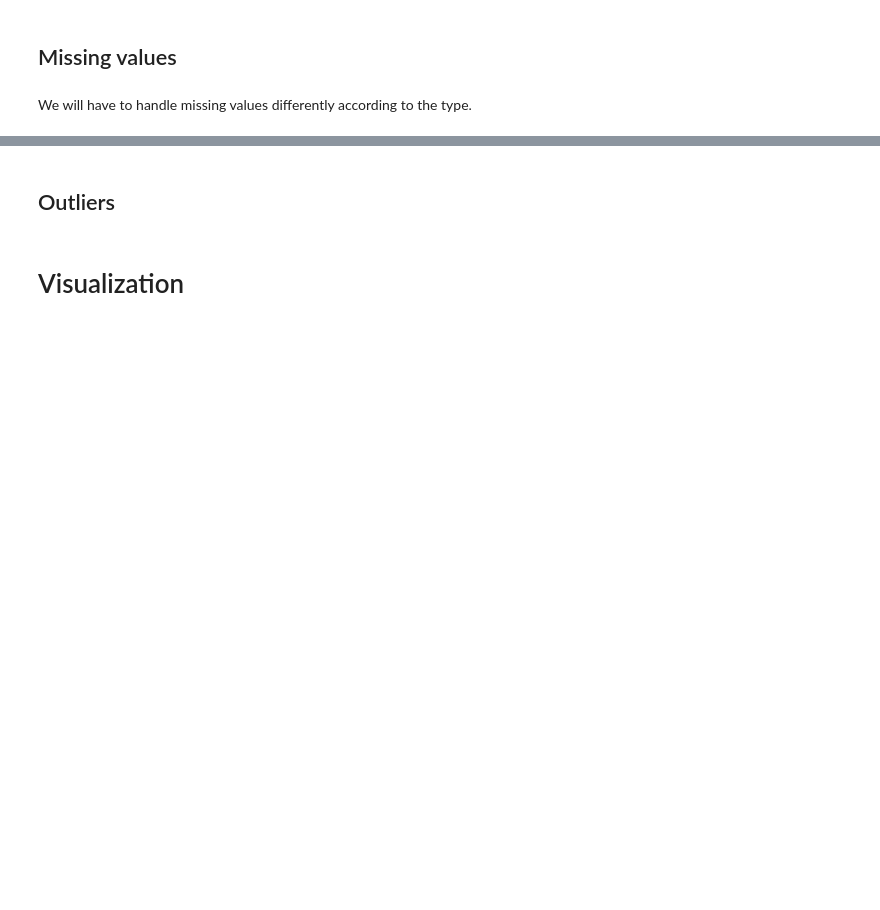
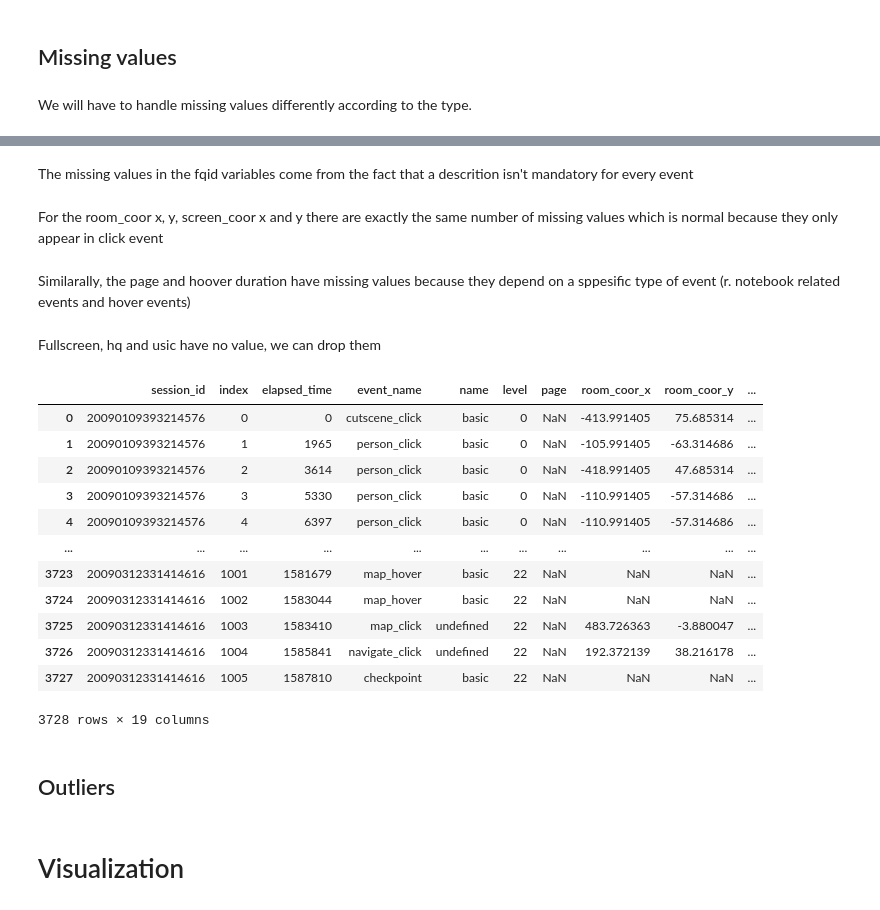
Before and after one commit to narbouk-afk/Predict_student_performance, a Jupyter notebook: Project.ipynb, the cells around one changed output, grey strips where cells are left out. Cells and saved outputs as stored; diff of their text form; code cells hidden in the pictures; blank space fills up the shorter version.

```diff
--- a/Project.ipynb
+++ b/Project.ipynb
@@ -151,0 +139,5 @@ dtype: int64
+# %% [markdown]
+The missing values in the fqid variables come from the fact that a descrition isn't mandatory for every event
+# %% [markdown]
+
+For the room_coor x, y, screen_coor x and y there are exactly the same number of missing values which is normal because they only appear in click event
@@ -152,3 +148,25 @@ dtype: int64
+# %% [markdown]
+Similarally, the page and hoover duration have missing values because they depend on a sppesific type of event (r. notebook related events and hover events)
+# %% [markdown]
+Fullscreen, hq and usic have no value, we can drop them
+# %%
+train.drop(['hq','music','fullscreen'],axis=1)
+test.drop(['hq','music','fullscreen'],axis=1)
+train.head()
+# %% [output]
+|  | session_id | index | elapsed_time | event_name | name | level | page | room_coor_x | room_coor_y | ... |
+| 0 | 20090109393214576 | 0 | 0 | cutscene_click | basic | 0 | NaN | -413.991405 | 75.685314 | ... |
+| 1 | 20090109393214576 | 1 | 1965 | person_click | basic | 0 | NaN | -105.991405 | -63.314686 | ... |
+| 2 | 20090109393214576 | 2 | 3614 | person_click | basic | 0 | NaN | -418.991405 | 47.685314 | ... |
+| 3 | 20090109393214576 | 3 | 5330 | person_click | basic | 0 | NaN | -110.991405 | -57.314686 | ... |
+| 4 | 20090109393214576 | 4 | 6397 | person_click | basic | 0 | NaN | -110.991405 | -57.314686 | ... |
+| ... | ... | ... | ... | ... | ... | ... | ... | ... | ... | ... |
+| 3723 | 20090312331414616 | 1001 | 1581679 | map_hover | basic | 22 | NaN | NaN | NaN | ... |
+| 3724 | 20090312331414616 | 1002 | 1583044 | map_hover | basic | 22 | NaN | NaN | NaN | ... |
+| 3725 | 20090312331414616 | 1003 | 1583410 | map_click | undefined | 22 | NaN | 483.726363 | -3.880047 | ... |
+| 3726 | 20090312331414616 | 1004 | 1585841 | navigate_click | undefined | 22 | NaN | 192.372139 | 38.216178 | ... |
+| 3727 | 20090312331414616 | 1005 | 1587810 | checkpoint | basic | 22 | NaN | NaN | NaN | ... |
+3728 rows × 19 columns
 # %% [markdown]
 ## Outliers
 # %% [markdown]
```
Also changed, not shown: parts of 13 cells of this notebook.
